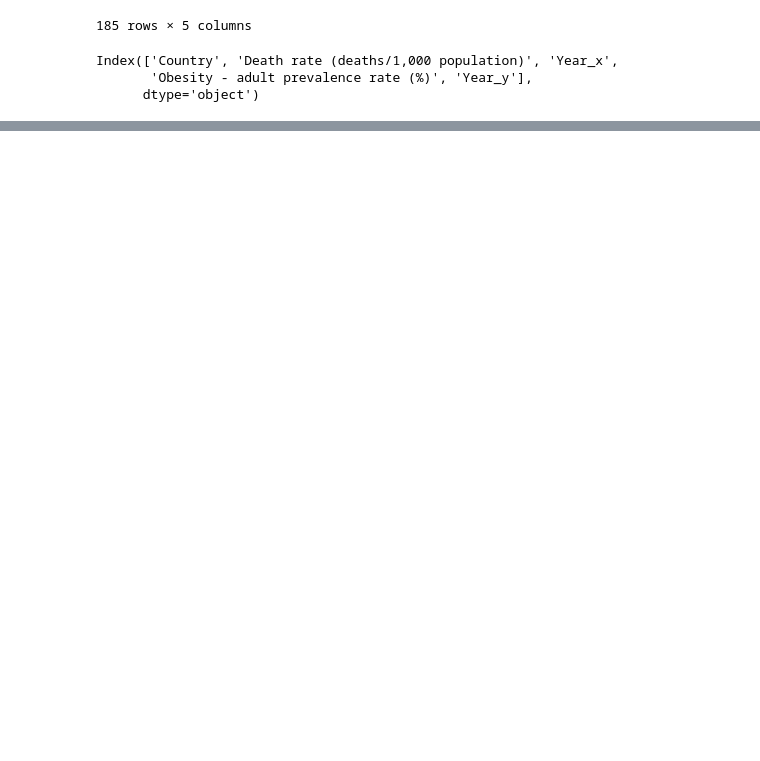
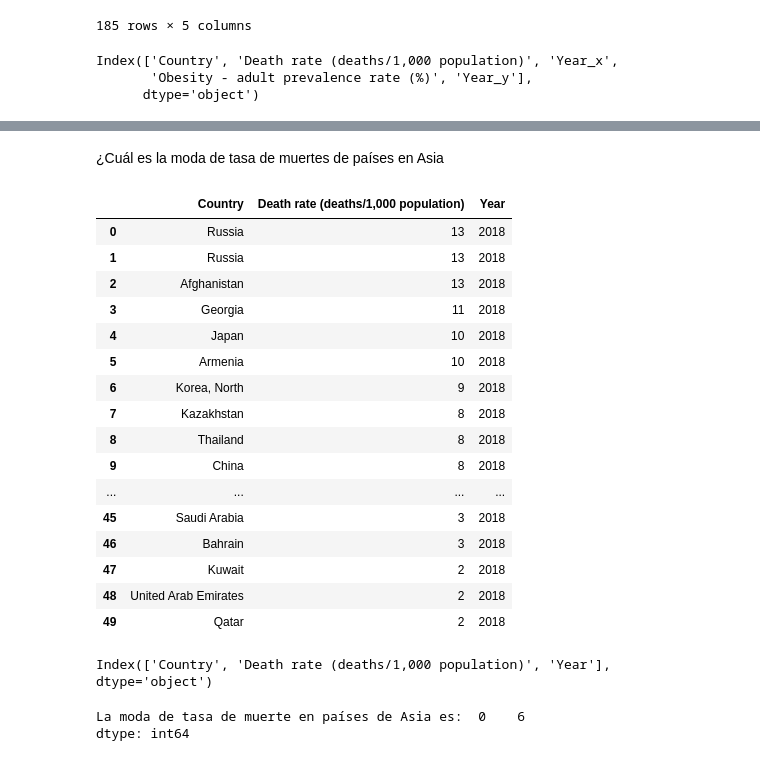
Before and after one commit to DCIDA2019/dcida2020ii-APaloma710, a Jupyter notebook: Sep11/Answers.ipynb, the cells around one changed output, grey strips where cells are left out. Cells and saved outputs as stored; diff of their text form; code cells hidden in the pictures; blank space fills up the shorter version.

```diff
--- a/Sep11/Answers.ipynb
+++ b/Sep11/Answers.ipynb
@@ -465,0 +502,31 @@ ValueError: The truth value of a Series is ambiguous. Use a.empty, a.bool(), a.i
+# %% [markdown]
+¿Cuál es la moda de tasa de muertes de países en Asia
+# %%
+#importamos la tabla correspondiente a tasa de muerte en Asia
+html = requests.get('https://www.indexmundi.com/map/?t=0&v=26&r=as&l=en').content
+Asia_DR = pd.read_html('https://www.indexmundi.com/map/?t=0&v=26&r=as&l=en')
+Asia_DR = Asia_DR[1]
+Asia_DR.to_csv('DeathRate_Asia.csv')
+Asia_DR
+# %% [output]
+|  | Country | Death rate (deaths/1,000 population) | Year |
+| 0 | Russia | 13 | 2018 |
+| 1 | Russia | 13 | 2018 |
+| 2 | Afghanistan | 13 | 2018 |
+| 3 | Georgia | 11 | 2018 |
+| 4 | Japan | 10 | 2018 |
+| 5 | Armenia | 10 | 2018 |
+| 6 | Korea, North | 9 | 2018 |
+| 7 | Kazakhstan | 8 | 2018 |
+| 8 | Thailand | 8 | 2018 |
+| 9 | China | 8 | 2018 |
+| ... | ... | ... | ... |
+| 45 | Saudi Arabia | 3 | 2018 |
+| 46 | Bahrain | 3 | 2018 |
+| 47 | Kuwait | 2 | 2018 |
+| 48 | United Arab Emirates | 2 | 2018 |
+| 49 | Qatar | 2 | 2018 |
+# %%
+Asia_DR.columns
+# %% [output]
+Index(['Country', 'Death rate (deaths/1,000 population)', 'Year'], dtype='object')
@@ -465,0 +536,5 @@ ValueError: The truth value of a Series is ambiguous. Use a.empty, a.bool(), a.i
+# %%
+print('La moda de tasa de muerte en países de Asia es: ', Mode_Asia)
+# %% [output]
+La moda de tasa de muerte en países de Asia es:  0    6
+dtype: int64
```
Also changed, not shown: parts of 18 cells of this notebook.
